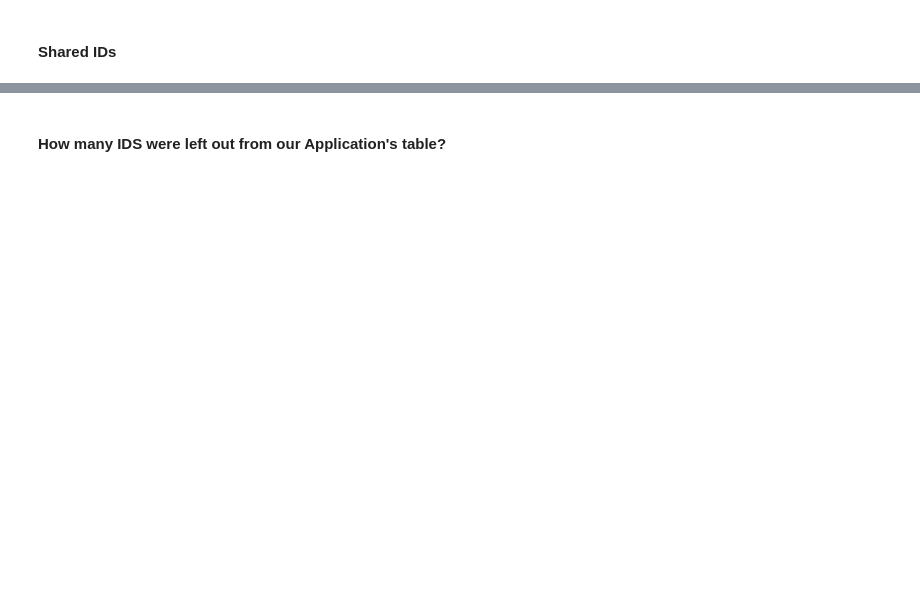
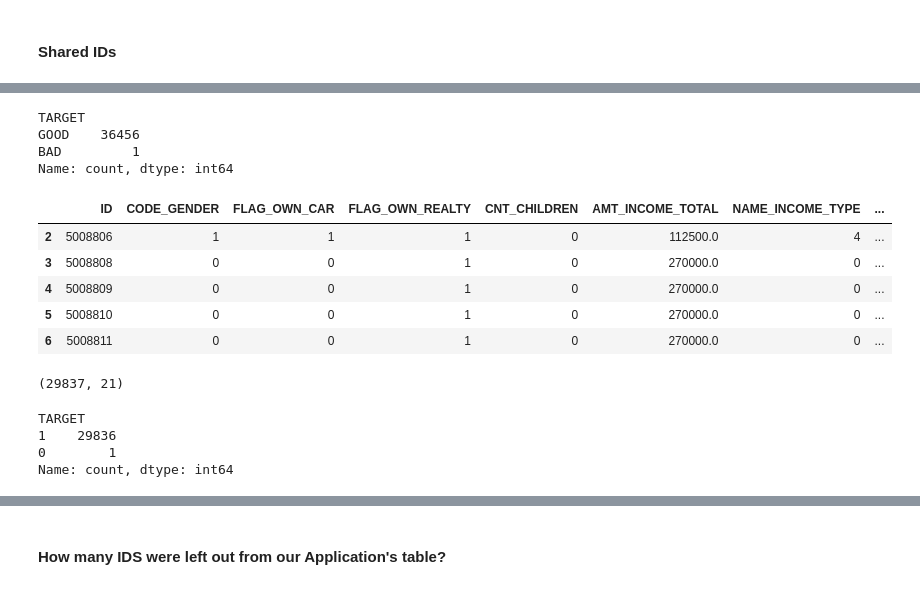
Before and after one commit to rafaelperez/team_project, a Jupyter notebook: src/project_2_v002.ipynb, the cells around one changed output, grey strips where cells are left out. Saved outputs shown, nothing was run; the diff lists cells and outputs as text; code cells hidden in the pictures; blank space fills up the shorter version.

```diff
--- a/src/project_2_v002.ipynb
+++ b/src/project_2_v002.ipynb
@@ -205,0 +454,2 @@ Markdown(f"**Shared IDs between the 2 tables:** {n_shared_ids}")
+# %%
+df_001 = df.copy()
@@ -205,0 +466,35 @@ Markdown(f"**Shared IDs between the 2 tables:** {n_shared_ids}")
+# %%
+df_001['TARGET'] = df_001['STATUS']
+df_001['TARGET'].replace("C" , "GOOD" , inplace = True)
+df_001['TARGET'].replace("X" , "GOOD" , inplace = True)
+df_001['TARGET'].replace("0" , "GOOD" , inplace = True)
+df_001['TARGET'].replace("1" , "GOOD" , inplace = True)
+df_001['TARGET'].replace("2" , "BAD" , inplace = True)
+df_001['TARGET'].replace("3" , "BAD" , inplace = True)
+df_001['TARGET'].replace("4" , "BAD" , inplace = True)
+df_001['TARGET'].replace("5" , "BAD" , inplace = True)
+# %%
+df_001['TARGET'].value_counts()
+# %% [output]
+TARGET
+GOOD    36456
+BAD         1
+Name: count, dtype: int64
+# %%
+# start label enncoder
+column_data = ["TARGET","CODE_GENDER", "FLAG_OWN_CAR", "FLAG_OWN_REALTY", "NAME_INCOME_TYPE", "NAME_EDUCATION_TYPE", "NAME_FAMILY_STATUS", "NAME_HOUSING_TYPE", "TARGET"]
+for col in column_data:
+    label = LabelEncoder()
+    df_001[col] = label.fit_transform(df_001[col].values)
+df_001.head()
+# %% [output]
+|  | ID | CODE_GENDER | FLAG_OWN_CAR | FLAG_OWN_REALTY | CNT_CHILDREN | AMT_INCOME_TOTAL | NAME_INCOME_TYPE | ... |
+| 2 | 5008806 | 1 | 1 | 1 | 0 | 112500.0 | 4 | ... |
+| 3 | 5008808 | 0 | 0 | 1 | 0 | 270000.0 | 0 | ... |
+| 4 | 5008809 | 0 | 0 | 1 | 0 | 270000.0 | 0 | ... |
+| 5 | 5008810 | 0 | 0 | 1 | 0 | 270000.0 | 0 | ... |
+| 6 | 5008811 | 0 | 0 | 1 | 0 | 270000.0 | 0 | ... |
+# %%
+df_001.shape
+# %% [output]
+(29837, 21)
@@ -205,0 +504,7 @@ Markdown(f"**Shared IDs between the 2 tables:** {n_shared_ids}")
+# %%
+y.value_counts()
+# %% [output]
+TARGET
+1    29836
+0        1
+Name: count, dtype: int64
```
Also changed, not shown: parts of 58 cells of this notebook, 9 other files.
